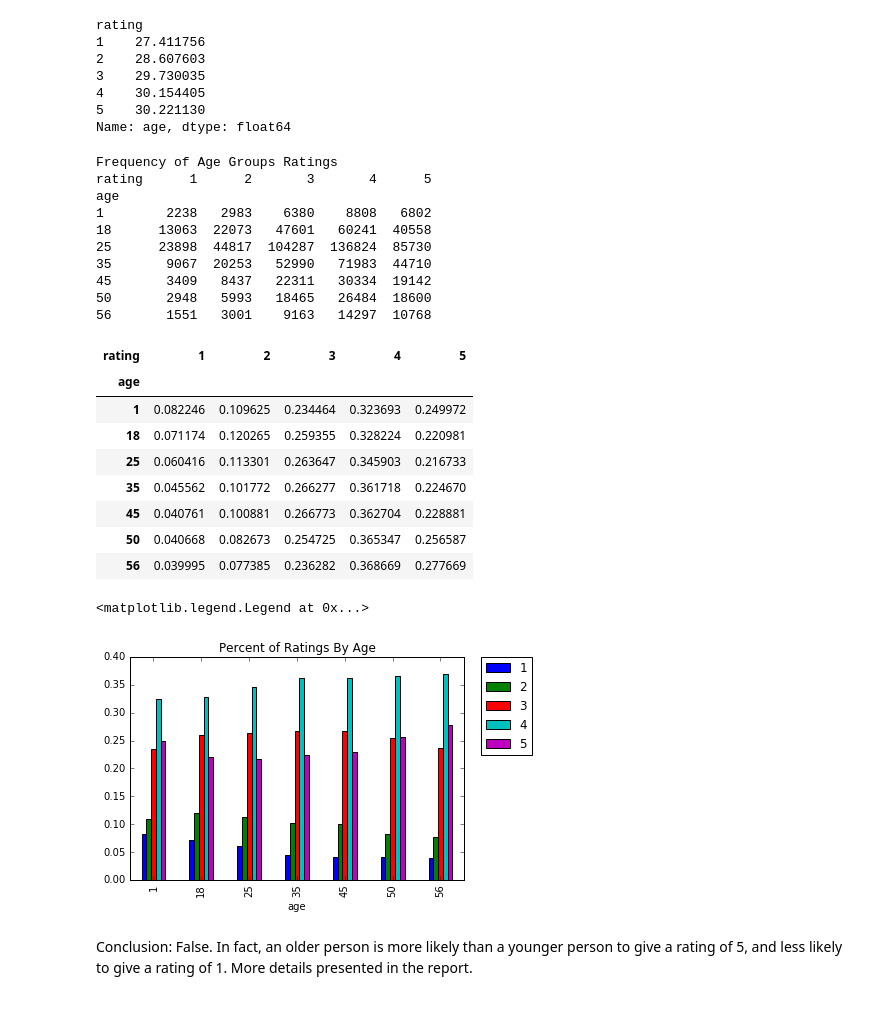
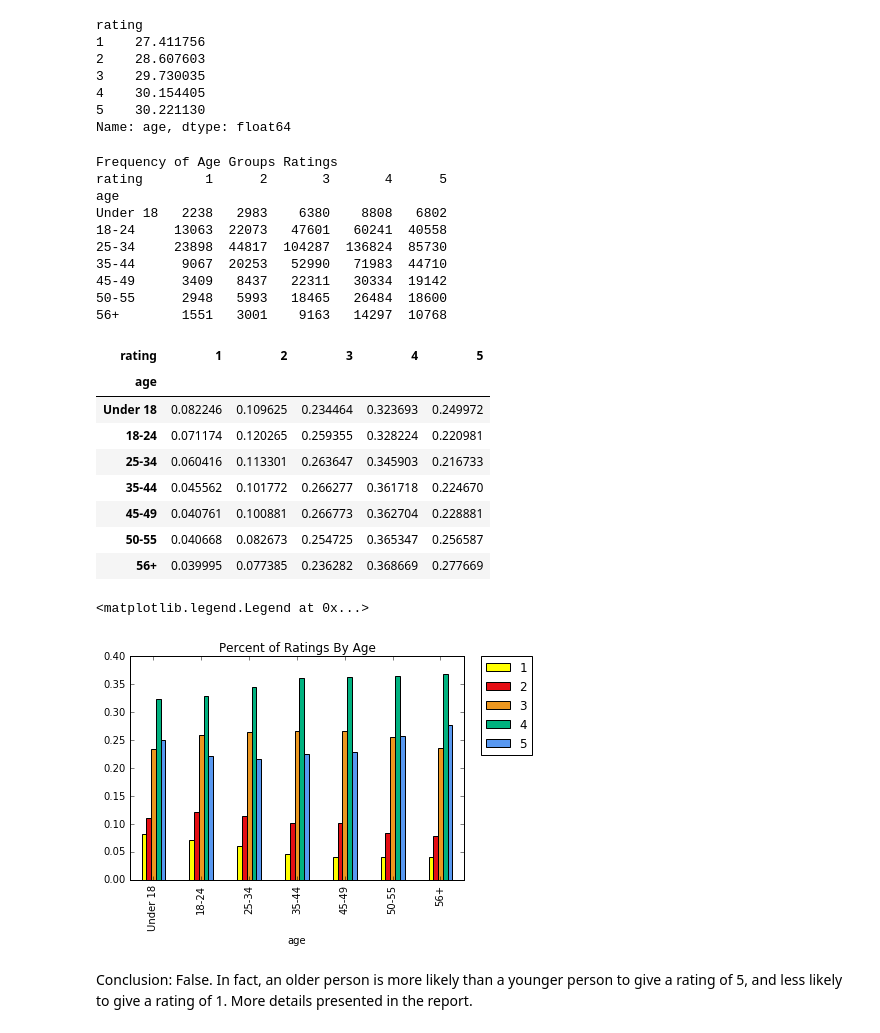
Before and after one commit to awkweb/DS501, a Jupyter notebook: 2/CaseStudy2.ipynb, the cells around one changed output. Cells and saved outputs as stored; diff of their text form; code cells hidden in the pictures.

```diff
--- a/2/CaseStudy2.ipynb
+++ b/2/CaseStudy2.ipynb
@@ -428,19 +428,21 @@ rating
 Name: age, dtype: float64
 # %%
 age_counts = data.pivot_table('title', index='age', columns='rating', aggfunc='count')
+age_counts.rename(index={1: 'Under 18', 18: '18-24', 25: '25-34', 35: '35-44',
+                                        45: '45-49', 50: '50-55', 56: '56+'}, inplace=True)
 print 'Frequency of Age Groups Ratings'
 print age_counts
 # %% [output]
 Frequency of Age Groups Ratings
-rating      1      2       3       4      5
+rating        1      2       3       4      5
 age
-1        2238   2983    6380    8808   6802
-18      13063  22073   47601   60241  40558
-25      23898  44817  104287  136824  85730
-35       9067  20253   52990   71983  44710
-45       3409   8437   22311   30334  19142
-50       2948   5993   18465   26484  18600
-56       1551   3001    9163   14297  10768
+Under 18   2238   2983    6380    8808   6802
+18-24     13063  22073   47601   60241  40558
+25-34     23898  44817  104287  136824  85730
+35-44      9067  20253   52990   71983  44710
+45-49      3409   8437   22311   30334  19142
+50-55      2948   5993   18465   26484  18600
+56+        1551   3001    9163   14297  10768
 # %%
 #normalize
 age_counts_norm = age_counts.div(age_counts.sum(1).astype(float), axis=0)
@@ -448,19 +450,19 @@ age_counts_norm
 # %% [output]
 | rating | 1 | 2 | 3 | 4 | 5 |
 | age |  |  |  |  |  |
-| 1 | 0.082246 | 0.109625 | 0.234464 | 0.323693 | 0.249972 |
-| 18 | 0.071174 | 0.120265 | 0.259355 | 0.328224 | 0.220981 |
-| 25 | 0.060416 | 0.113301 | 0.263647 | 0.345903 | 0.216733 |
-| 35 | 0.045562 | 0.101772 | 0.266277 | 0.361718 | 0.224670 |
-| 45 | 0.040761 | 0.100881 | 0.266773 | 0.362704 | 0.228881 |
-| 50 | 0.040668 | 0.082673 | 0.254725 | 0.365347 | 0.256587 |
-| 56 | 0.039995 | 0.077385 | 0.236282 | 0.368669 | 0.277669 |
+| Under 18 | 0.082246 | 0.109625 | 0.234464 | 0.323693 | 0.249972 |
+| 18-24 | 0.071174 | 0.120265 | 0.259355 | 0.328224 | 0.220981 |
+| 25-34 | 0.060416 | 0.113301 | 0.263647 | 0.345903 | 0.216733 |
+| 35-44 | 0.045562 | 0.101772 | 0.266277 | 0.361718 | 0.224670 |
+| 45-49 | 0.040761 | 0.100881 | 0.266773 | 0.362704 | 0.228881 |
+| 50-55 | 0.040668 | 0.082673 | 0.254725 | 0.365347 | 0.256587 |
+| 56+ | 0.039995 | 0.077385 | 0.236282 | 0.368669 | 0.277669 |
 # %%
 # plot percentage of each rate from each age group
-age_counts_norm.plot(ylim=[0,0.4],kind='bar',title = "Percent of Ratings By Age").legend(bbox_to_anchor=(1.05, 1), loc=2, borderaxespad=0.)
+age_counts_norm.plot(ylim=[0,0.4],kind='bar', color=['yellow','#E50E14','#ec971f','#00b27f','#5898f1'],title = "Percent of Ratings By Age").legend(bbox_to_anchor=(1.05, 1), loc=2, borderaxespad=0.)
 # %% [output]
 <matplotlib.legend.Legend at 0x...>
-[figure, old version]
+[figure, new version]
 # %% [markdown]
 Conclusion: False.  In fact, an older person is more likely than a younger person to give a rating of 5, and less likely to give a rating of 1.  More details presented in the report.
 # %% [markdown]
```
Also changed, not shown: parts of 26 cells of this notebook, 18 other files.
